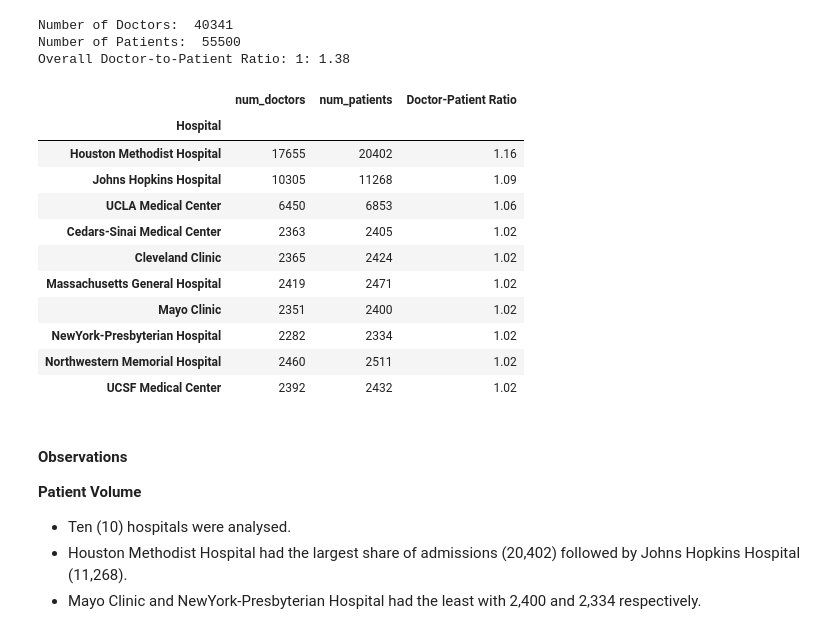
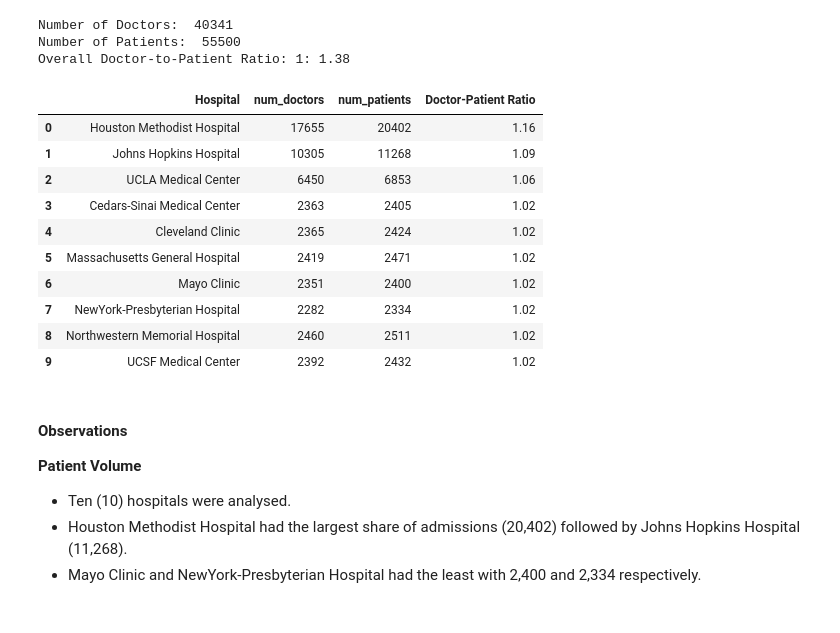
Before and after one commit to kuriawaruchu/healthcare-datadna, a Jupyter notebook: healthcare-datadna.ipynb, the cells around one changed output. Saved outputs shown, nothing was run; the diff lists cells and outputs as text; code cells hidden in the pictures.

```diff
--- a/healthcare-datadna.ipynb
+++ b/healthcare-datadna.ipynb
@@ -1062,28 +1115,27 @@ Overall Doctor-to-Patient Ratio: 1: 1.38
 # %%
 # Doctor-Patient Ratio by Hospital
 
 # df to store the statistics
 hospital_stats = data.groupby("Hospital").agg(
     num_doctors=("Doctor", "nunique"),
     num_patients=("Patient ID", "nunique")
 )
 
 hospital_stats["Doctor-Patient Ratio"] = round(hospital_stats["num_patients"] / hospital_stats["num_doctors"], 2)
 
-hospital_stats.sort_values("Doctor-Patient Ratio", ascending=False)
+hospital_stats.sort_values("Doctor-Patient Ratio", ascending=False).reset_index()
 # %% [output]
-|  | num_doctors | num_patients | Doctor-Patient Ratio |
-| Hospital |  |  |  |
-| Houston Methodist Hospital | 17655 | 20402 | 1.16 |
-| Johns Hopkins Hospital | 10305 | 11268 | 1.09 |
-| UCLA Medical Center | 6450 | 6853 | 1.06 |
-| Cedars-Sinai Medical Center | 2363 | 2405 | 1.02 |
-| Cleveland Clinic | 2365 | 2424 | 1.02 |
-| Massachusetts General Hospital | 2419 | 2471 | 1.02 |
-| Mayo Clinic | 2351 | 2400 | 1.02 |
-| NewYork-Presbyterian Hospital | 2282 | 2334 | 1.02 |
-| Northwestern Memorial Hospital | 2460 | 2511 | 1.02 |
-| UCSF Medical Center | 2392 | 2432 | 1.02 |
+|  | Hospital | num_doctors | num_patients | Doctor-Patient Ratio |
+| 0 | Houston Methodist Hospital | 17655 | 20402 | 1.16 |
+| 1 | Johns Hopkins Hospital | 10305 | 11268 | 1.09 |
+| 2 | UCLA Medical Center | 6450 | 6853 | 1.06 |
+| 3 | Cedars-Sinai Medical Center | 2363 | 2405 | 1.02 |
+| 4 | Cleveland Clinic | 2365 | 2424 | 1.02 |
+| 5 | Massachusetts General Hospital | 2419 | 2471 | 1.02 |
+| 6 | Mayo Clinic | 2351 | 2400 | 1.02 |
+| 7 | NewYork-Presbyterian Hospital | 2282 | 2334 | 1.02 |
+| 8 | Northwestern Memorial Hospital | 2460 | 2511 | 1.02 |
+| 9 | UCSF Medical Center | 2392 | 2432 | 1.02 |
 # %% [markdown]
 #### **Observations**
 
```
Also changed, not shown: parts of 19 cells of this notebook.
